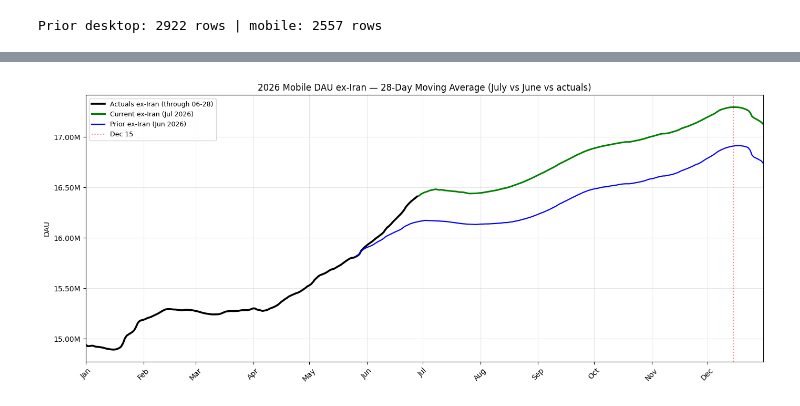
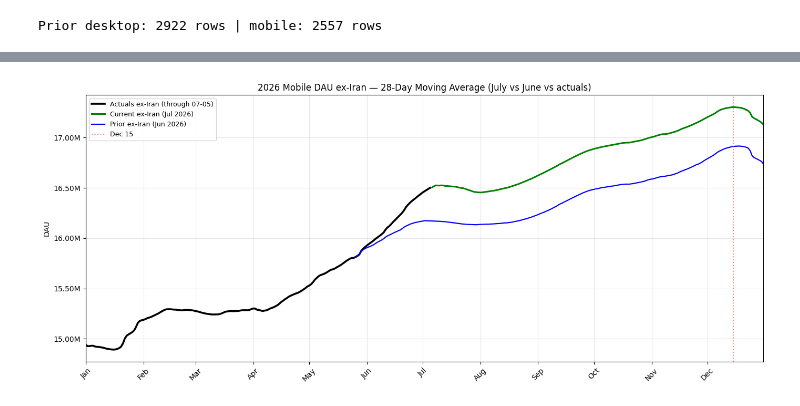
Before and after one commit to mozilla/mozaic-daily, a Jupyter notebook: data-official/2026-07/july_canonical_v2026-06-29.ipynb, the cells around one changed output, grey strips where cells are left out. Saved outputs shown, nothing was run; the diff lists cells and outputs as text; code cells hidden in the pictures.

```diff
--- a/data-official/2026-07/july_canonical_v2026-06-29.ipynb
+++ b/data-official/2026-07/july_canonical_v2026-06-29.ipynb
@@ -170,9 +177,13 @@ def daily_to_28ma(dates, values):
     return s.sort_index().rolling(28).mean()
 # %%
 # [load-parquets]
-# One World(ALL) forecast per platform (Iran included natively; not a separate series).
-desktop_raw = load_all_level_dau(JULY_FORECAST_PATH, "legacy_desktop", '{"os": "ALL"}', "desktop")
-mobile_raw = load_all_level_dau(JULY_FORECAST_PATH, "glean_mobile", "{}", "ALL MOBILE")
-for label, df in [("Desktop", desktop_raw), ("Mobile", mobile_raw)]:
-    print(f"{label}: {len(df)} rows, {df['target_date'].min().date()} to {df['target_date'].max().date()}")
+# BOTH platforms re-anchored to 2026-07-06 (train through 2026-07-05). Desktop = LOCKED param-search
+# result from desktop_locked/ (cps=0.08983, cpr=0.65, l+o); mobile = refreshed grad_moderate + adj-m.
+# Iran is included natively in both; not a separate series.
+desktop_raw = load_all_level_dau(DESKTOP_FORECAST_PATH, "legacy_desktop", '{"os": "ALL"}', "desktop")
+mobile_raw = load_all_level_dau(MOBILE_FORECAST_PATH, "glean_mobile", "{}", "ALL MOBILE")
+for label, df, seam in [("Desktop", desktop_raw, FORECAST_START), ("Mobile", mobile_raw, MOBILE_FORECAST_START)]:
+    last_train = df.loc[df["data_type"] == "training", "target_date"].max()
+    print(f"{label}: {len(df)} rows, {df['target_date'].min().date()} to {df['target_date'].max().date()} "
+          f"| seam {seam.date()} | last training {last_train.date()}")
 # %% [output]
@@ -432,9 +452,11 @@ render_mobile_plot(show_prior=False,
 # ALL-MOBILE EXCLUDING Iran (28d MA): July forecast vs June forecast vs actuals.
 # Removing Iran strips the reconnection-bounce noise so the underlying trajectories
 # are directly comparable. Iran itself is still in the headline (incl-Iran) curves above.
+# Mobile is the refreshed standalone parquet at MOBILE_FORECAST_START=2026-07-06 (trained
+# through 2026-07-05), so the seam and the actuals cutoff both sit at the mobile date.
 import matplotlib.ticker as mticker
 
-_fc = pd.read_parquet(JULY_FORECAST_PATH)
+_fc = pd.read_parquet(MOBILE_FORECAST_PATH)
 _fc["target_date"] = pd.to_datetime(_fc["target_date"])
 def _mob(country, dt=None):
     m = ((_fc.data_source == "glean_mobile") & (_fc.country == country)
@@ -444,41 +466,41 @@ def _mob(country, dt=None):
         x = x[x.data_type == dt]
     return x.set_index("target_date").sort_index()["dau"]
 
-SEAM = FORECAST_START - pd.Timedelta(days=1)   # 2026-06-28, last actual day
+SEAM = MOBILE_FORECAST_START - pd.Timedelta(days=1)   # 2026-07-05, last actual day
 
 # July ex-Iran = ALL - IR (training+forecast), seam-smoothed MA + mobile headwind.
 # display_ma / daily_to_28ma expect Series args (they call .values internally).
 jul_exir = _mob("ALL").subtract(_mob("IR"), fill_value=0.0)
-jul_exir_ma = apply_net_adjustment(display_ma(jul_exir.index.to_series(), jul_exir, FORECAST_START),
-                                   net_adjustments, "mobile")
+jul_exir_ma = apply_net_adjustment(display_ma(jul_exir.index.to_series(), jul_exir, MOBILE_FORECAST_START),
+                                   net_adjustments, "mobile", forecast_start=MOBILE_FORECAST_START)
 # Actuals ex-Iran = training rows (ALL - IR), plain 28d MA.
 act_exir = _mob("ALL", "training").subtract(_mob("IR", "training"), fill_value=0.0)
 act_exir_ma = daily_to_28ma(act_exir.index.to_series(), act_exir)
 # June ex-Iran = the delivered June no-Iran curve (already 28d MA + June headwind, forecast-only).
 _jc = pd.read_csv("data-official/2026-06/csv/june_canonical_curves.csv", parse_dates=["date"]).set_index("date")
 june_exir_ma = _jc["mobile_current_june_no_iran"]
 
 fig, ax = plt.subplots(figsize=(14, 6))
 ax.plot(act_exir_ma.loc[DISPLAY_START:SEAM].index, act_exir_ma.loc[DISPLAY_START:SEAM],
-        color="black", linewidth=2.6, label="Actuals ex-Iran (through 06-28)")
-ax.plot(jul_exir_ma.loc[FORECAST_START:DISPLAY_END].index, jul_exir_ma.loc[FORECAST_START:DISPLAY_END],
+        color="black", linewidth=2.6, label="Actuals ex-Iran (through 07-05)")
+ax.plot(jul_exir_ma.loc[MOBILE_FORECAST_START:DISPLAY_END].index, jul_exir_ma.loc[MOBILE_FORECAST_START:DISPLAY_END],
         color="green", linewidth=2.2, label="Current ex-Iran (Jul 2026)")
 ax.plot(june_exir_ma.loc[DISPLAY_START:DISPLAY_END].index, june_exir_ma.loc[DISPLAY_START:DISPLAY_END],
         color="blue", linewidth=1.6, label="Prior ex-Iran (Jun 2026)")
 ax.axvline(MEASUREMENT_DATE, color="red", linestyle=":", alpha=0.5, label="Dec 15")
 ax.set_title("2026 Mobile DAU ex-Iran — 28-Day Moving Average (July vs June vs actuals)")
 ax.set_ylabel("DAU")
 ax.set_xlim(DISPLAY_START, DISPLAY_END)
 ax.yaxis.set_major_formatter(mticker.FuncFormatter(lambda v, _: f"{v/1e6:.2f}M"))
 ax.legend(loc="upper left", fontsize=9)
 ax.xaxis.set_major_locator(mdates.MonthLocator())
 ax.xaxis.set_major_formatter(mdates.DateFormatter("%b"))
 plt.setp(ax.xaxis.get_majorticklabels(), rotation=45)
 ax.grid(True, alpha=0.3)
 plt.tight_layout()
 plt.show()
 # %% [output]
-[figure, old version]
+[figure, new version]
 # %%
 # [mobile-dec15]
 mobile_series = {
```
Also changed, not shown: parts of 15 cells of this notebook, 9 other files.
